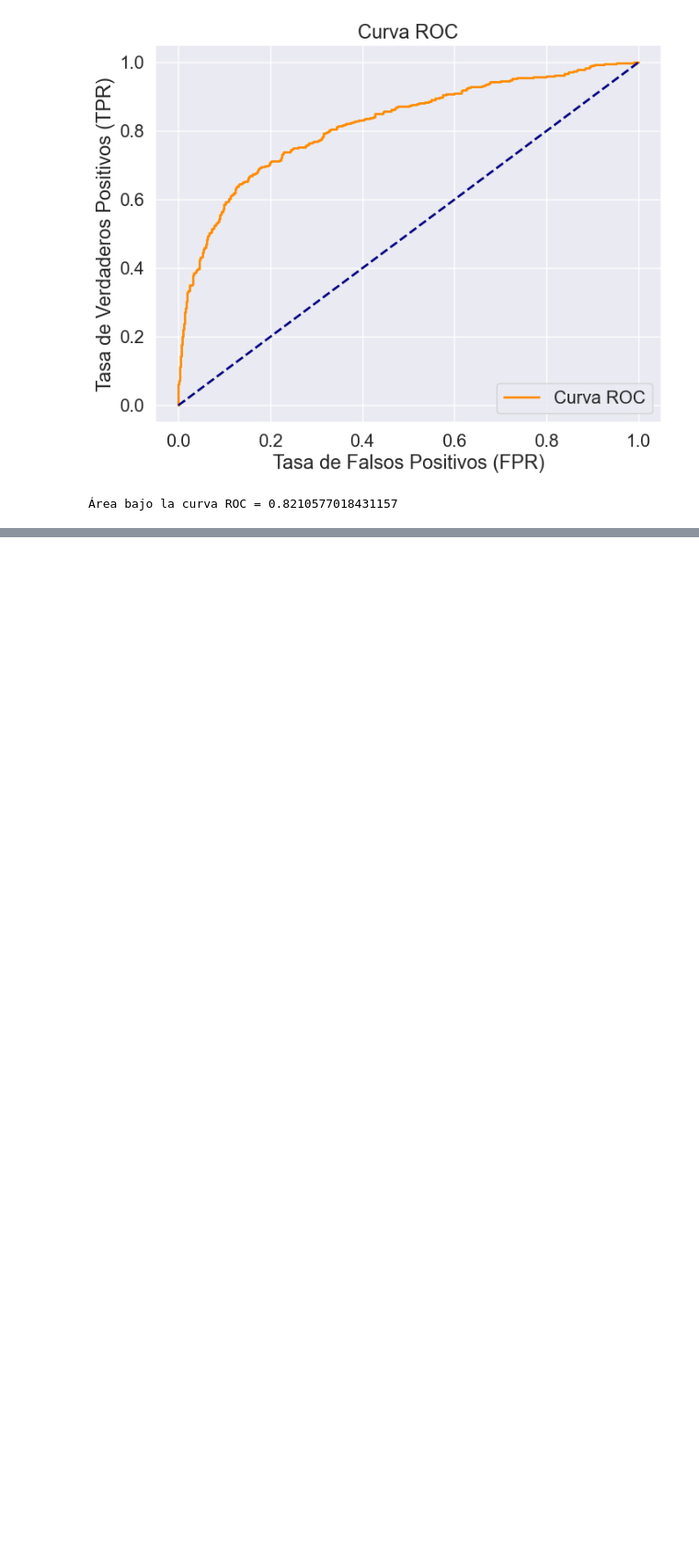
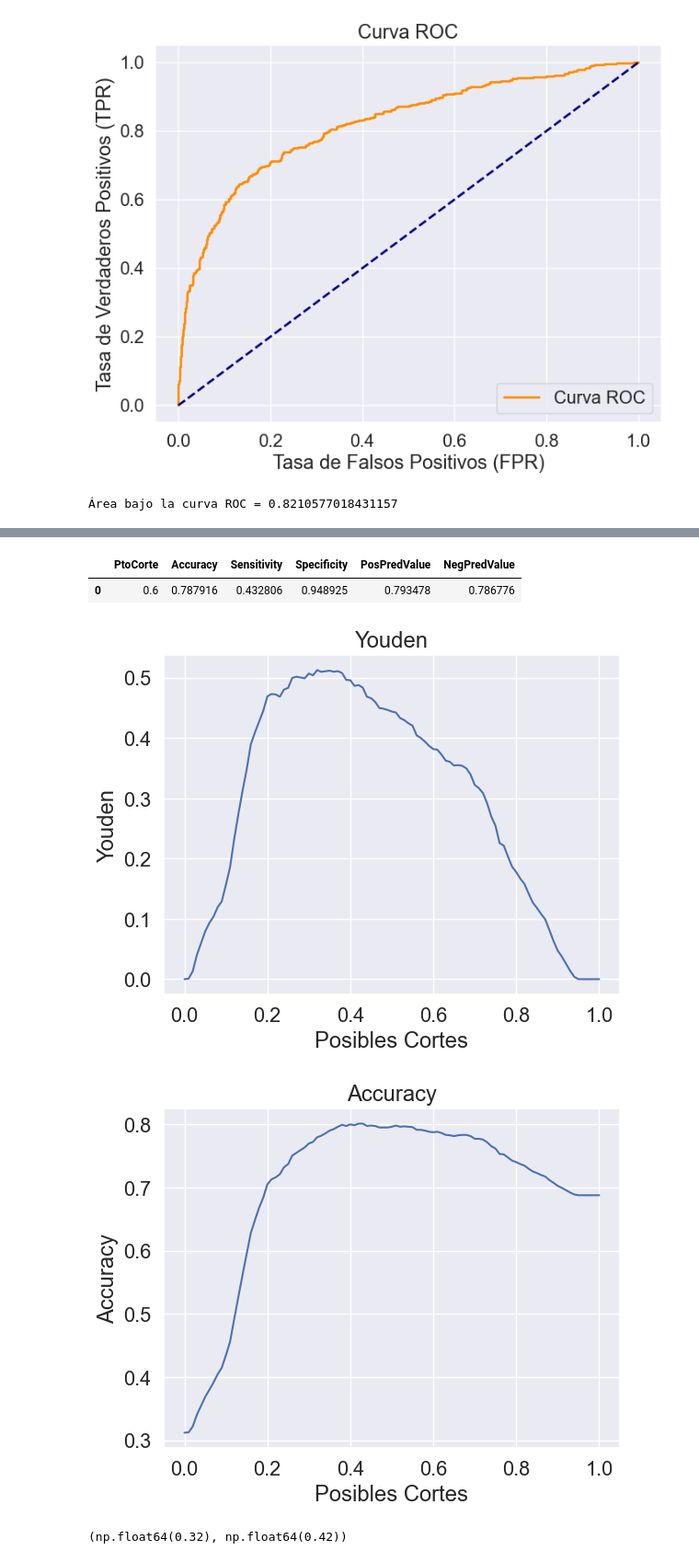
Before and after one commit to LeanderHS/Regresiones, a Jupyter notebook: Mineria_regresions01.ipynb, the cells around one changed output, grey strips where cells are left out. Shown at 92% size. Saved outputs shown, nothing was run; the diff lists cells and outputs as text; code cells hidden in the pictures; blank space fills up the shorter version.

```diff
--- a/Mineria_regresions01.ipynb
+++ b/Mineria_regresions01.ipynb
@@ -802,0 +843,51 @@ AUC_step_BIC = curva_roc(x_test_step_BIC, y_test2, modeloRL_step_BIC)
+# %%
+var_cont_BIC = modeloRL_step_BIC['Variables']['cont']
+var_categ_BIC = modeloRL_step_BIC['Variables']['categ']
+# %%
+sensEspCorte(modeloRL_step_BIC['Modelo'], x_test2, y_test2, 0.4, var_cont_BIC, var_categ_BIC)
+sensEspCorte(modeloRL_step_BIC['Modelo'], x_test2, y_test2, 0.6, var_cont_BIC, var_categ_BIC)
+# %% [output]
+|  | PtoCorte | Accuracy | Sensitivity | Specificity | PosPredValue | NegPredValue |
+| 0 | 0.6 | 0.787916 | 0.432806 | 0.948925 | 0.793478 | 0.786776 |
+# %%
+posiblesCortes = np.arange(0, 1.01, 0.01).tolist()
+
+rejilla = pd.DataFrame({
+    'PtoCorte': [],
+    'Accuracy': [],
+    'Sensitivity': [],
+    'Specificity': [],
+    'PosPredValue': [],
+    'NegPredValue': []
+})
+
+for pto_corte in posiblesCortes:
+    rejilla = pd.concat(
+        [rejilla, sensEspCorte(modeloRL_step_BIC['Modelo'], x_test2, y_test2, pto_corte, var_cont_BIC, var_categ_BIC)],
+        axis=0
+    )
+
+rejilla['Youden'] = rejilla['Sensitivity'] + rejilla['Specificity'] - 1
+rejilla.index = list(range(len(rejilla)))
+# %%
+plt.plot(rejilla['PtoCorte'], rejilla['Youden'])
+plt.xlabel('Posibles Cortes')
+plt.ylabel('Youden')
+plt.title('Youden')
+plt.show()
+
+plt.plot(rejilla['PtoCorte'], rejilla['Accuracy'])
+plt.xlabel('Posibles Cortes')
+plt.ylabel('Accuracy')
+plt.title('Accuracy')
+plt.show()
+# %% [output]
+[figure, added]
+[figure, added]
+# %%
+corte_youden = rejilla['PtoCorte'][rejilla['Youden'].idxmax()]
+corte_accuracy = rejilla['PtoCorte'][rejilla['Accuracy'].idxmax()]
+
+corte_youden, corte_accuracy
+# %% [output]
+(np.float64(0.32), np.float64(0.42))
```
Also changed, not shown: parts of 11 cells of this notebook.
